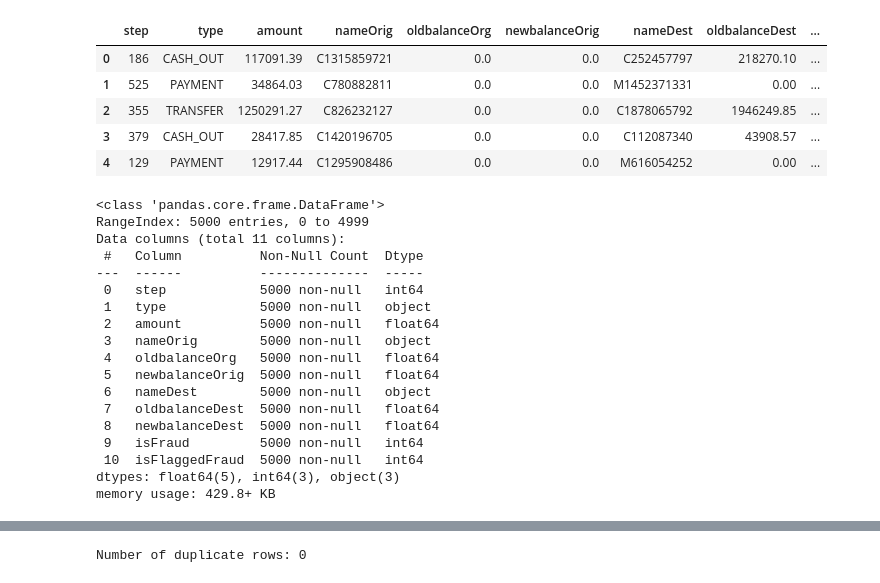
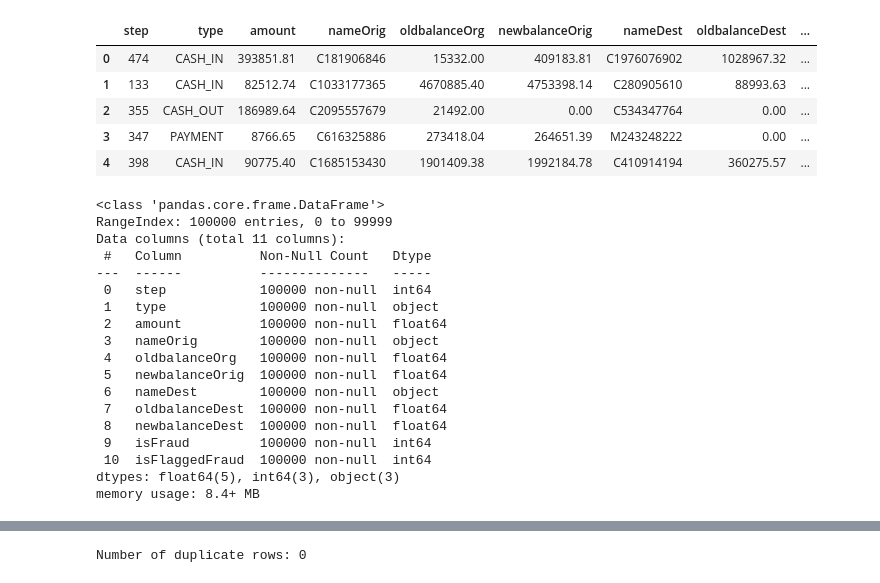
Before and after one commit to wareefAlyousef/Audit-Assistant, a Jupyter notebook: transaction.ipynb, the cells around one changed output, grey strips where cells are left out. Saved outputs shown, nothing was run; the diff lists cells and outputs as text; code cells hidden in the pictures.

```diff
--- a/transaction.ipynb
+++ b/transaction.ipynb
@@ -1,37 +1,37 @@
 # %%
 import pandas as pd
 
-df = pd.read_csv("transactions_data.csv")
+df = pd.read_csv("transactions_data100.csv")
 
 df.head()
 # %% [output]
 |  | step | type | amount | nameOrig | oldbalanceOrg | newbalanceOrig | nameDest | oldbalanceDest | ... |
-| 0 | 186 | CASH_OUT | 117091.39 | C1315859721 | 0.0 | 0.0 | C252457797 | 218270.10 | ... |
-| 1 | 525 | PAYMENT | 34864.03 | C780882811 | 0.0 | 0.0 | M1452371331 | 0.00 | ... |
-| 2 | 355 | TRANSFER | 1250291.27 | C826232127 | 0.0 | 0.0 | C1878065792 | 1946249.85 | ... |
-| 3 | 379 | CASH_OUT | 28417.85 | C1420196705 | 0.0 | 0.0 | C112087340 | 43908.57 | ... |
-| 4 | 129 | PAYMENT | 12917.44 | C1295908486 | 0.0 | 0.0 | M616054252 | 0.00 | ... |
+| 0 | 474 | CASH_IN | 393851.81 | C181906846 | 15332.00 | 409183.81 | C1976076902 | 1028967.32 | ... |
+| 1 | 133 | CASH_IN | 82512.74 | C1033177365 | 4670885.40 | 4753398.14 | C280905610 | 88993.63 | ... |
+| 2 | 355 | CASH_OUT | 186989.64 | C2095557679 | 21492.00 | 0.00 | C534347764 | 0.00 | ... |
+| 3 | 347 | PAYMENT | 8766.65 | C616325886 | 273418.04 | 264651.39 | M243248222 | 0.00 | ... |
+| 4 | 398 | CASH_IN | 90775.40 | C1685153430 | 1901409.38 | 1992184.78 | C410914194 | 360275.57 | ... |
 # %%
 df.info()
 # %% [output]
 <class 'pandas.core.frame.DataFrame'>
-RangeIndex: 5000 entries, 0 to 4999
+RangeIndex: 100000 entries, 0 to 99999
 Data columns (total 11 columns):
- #   Column          Non-Null Count  Dtype
----  ------          --------------  -----
- 0   step            5000 non-null   int64
- 1   type            5000 non-null   object
- 2   amount          5000 non-null   float64
- 3   nameOrig        5000 non-null   object
- 4   oldbalanceOrg   5000 non-null   float64
- 5   newbalanceOrig  5000 non-null   float64
- 6   nameDest        5000 non-null   object
- 7   oldbalanceDest  5000 non-null   float64
- 8   newbalanceDest  5000 non-null   float64
- 9   isFraud         5000 non-null   int64
- 10  isFlaggedFraud  5000 non-null   int64
+ #   Column          Non-Null Count   Dtype
+---  ------          --------------   -----
+ 0   step            100000 non-null  int64
+ 1   type            100000 non-null  object
+ 2   amount          100000 non-null  float64
+ 3   nameOrig        100000 non-null  object
+ 4   oldbalanceOrg   100000 non-null  float64
+ 5   newbalanceOrig  100000 non-null  float64
+ 6   nameDest        100000 non-null  object
+ 7   oldbalanceDest  100000 non-null  float64
+ 8   newbalanceDest  100000 non-null  float64
+ 9   isFraud         100000 non-null  int64
+ 10  isFlaggedFraud  100000 non-null  int64
 dtypes: float64(5), int64(3), object(3)
-memory usage: 429.8+ KB
+memory usage: 8.4+ MB
 # %%
 df.describe()
 # %% [output]
```
Also changed, not shown: parts of 18 cells of this notebook, 1 other file.
